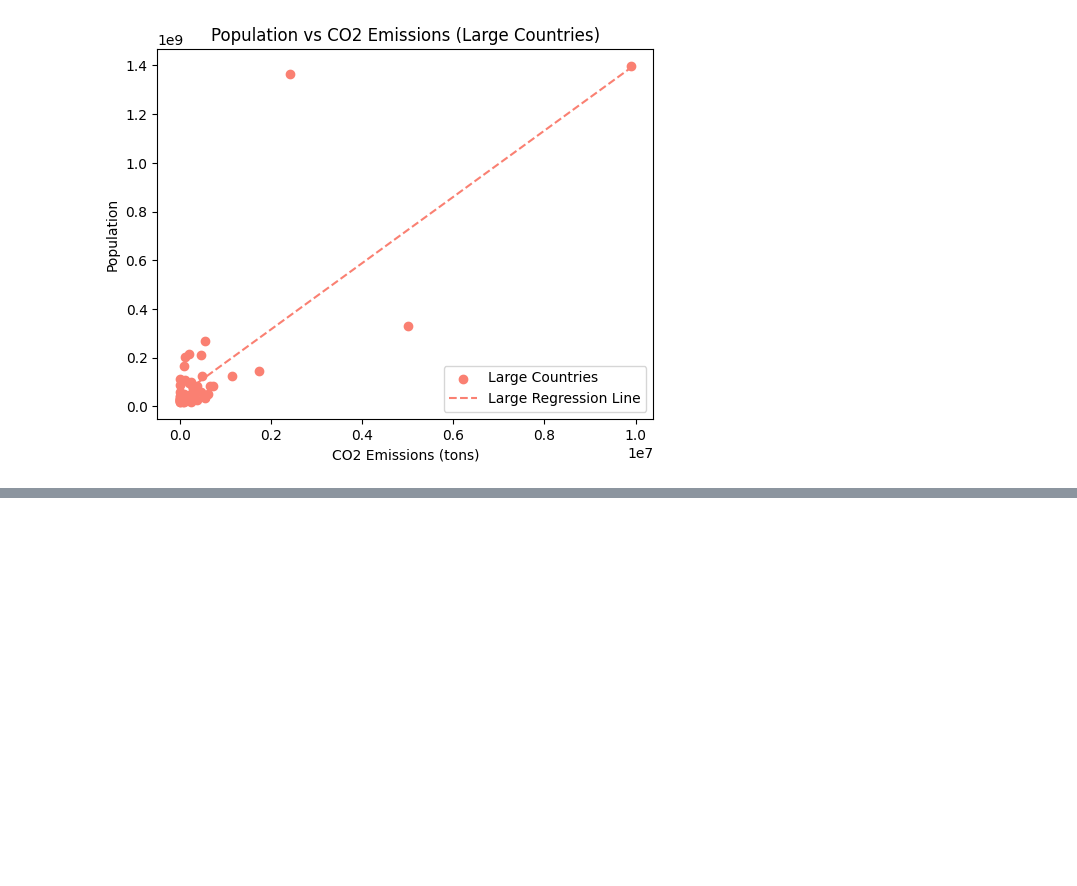
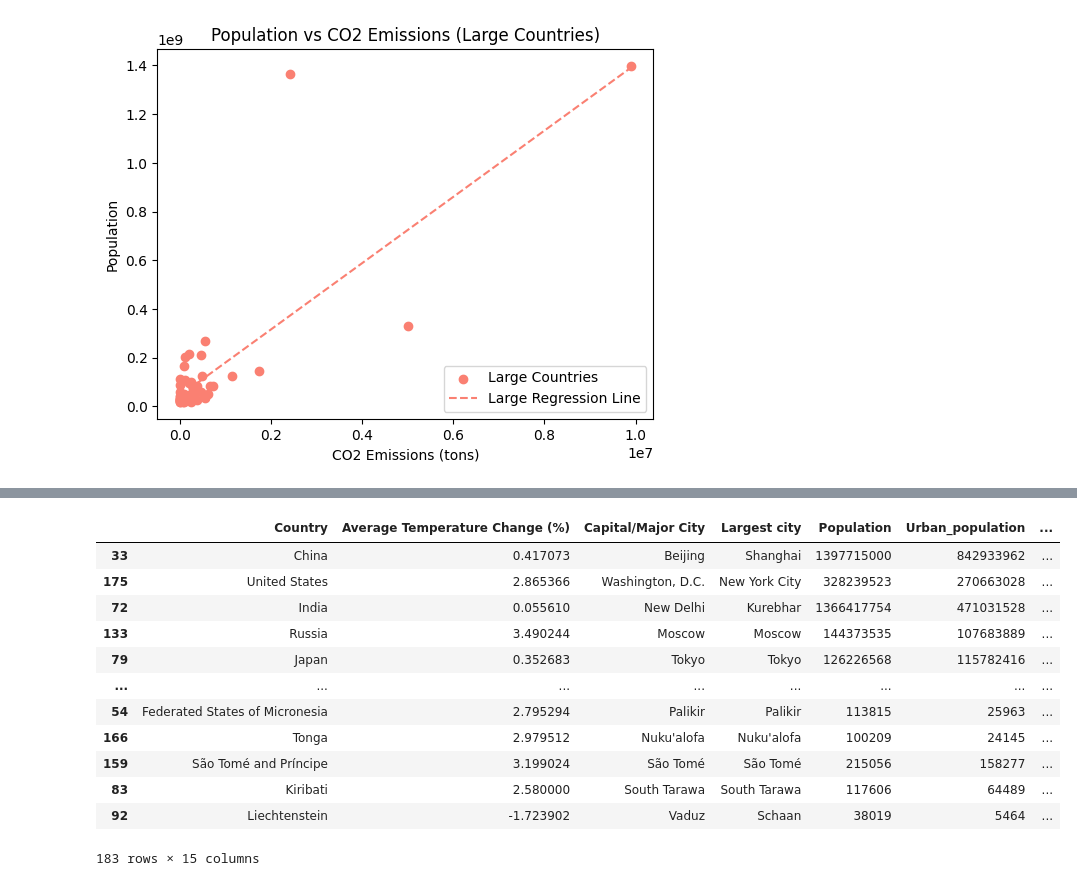
Before and after one commit to evannt/MotherNature, a Jupyter notebook: mother_nature.ipynb, the cells around one changed output, grey strips where cells are left out. Drawn from its saved outputs; the diff is of its cells as text; code cells hidden in the pictures; blank space fills up the shorter version.

```diff
--- a/mother_nature.ipynb
+++ b/mother_nature.ipynb
@@ -710,3 +617,19 @@ In conclusion, it is shown through evidence that countries with large population
 <div style="text-align: center;">
     <img src="https://media.tenor.com/LiDD5Bl5AXEAAAAM/spongebob-the.gif" width="800" />
 </div>
+# %%
+country_temp_change_df.sort_values(by="Co2-Emissions", ascending=False)
+# %% [output]
+|  | Country | Average Temperature Change (%) | Capital/Major City | Largest city | Population | Urban_population | ... |
+| 33 | China | 0.417073 | Beijing | Shanghai | 1397715000 | 842933962 | ... |
+| 175 | United States | 2.865366 | Washington, D.C. | New York City | 328239523 | 270663028 | ... |
+| 72 | India | 0.055610 | New Delhi | Kurebhar | 1366417754 | 471031528 | ... |
+| 133 | Russia | 3.490244 | Moscow | Moscow | 144373535 | 107683889 | ... |
+| 79 | Japan | 0.352683 | Tokyo | Tokyo | 126226568 | 115782416 | ... |
+| ... | ... | ... | ... | ... | ... | ... | ... |
+| 54 | Federated States of Micronesia | 2.795294 | Palikir | Palikir | 113815 | 25963 | ... |
+| 166 | Tonga | 2.979512 | Nuku'alofa | Nuku'alofa | 100209 | 24145 | ... |
+| 159 | São Tomé and Príncipe | 3.199024 | São Tomé | São Tomé | 215056 | 158277 | ... |
+| 83 | Kiribati | 2.580000 | South Tarawa | South Tarawa | 117606 | 64489 | ... |
+| 92 | Liechtenstein | -1.723902 | Vaduz | Schaan | 38019 | 5464 | ... |
+183 rows × 15 columns
```
Also changed, not shown: parts of 30 cells of this notebook.
